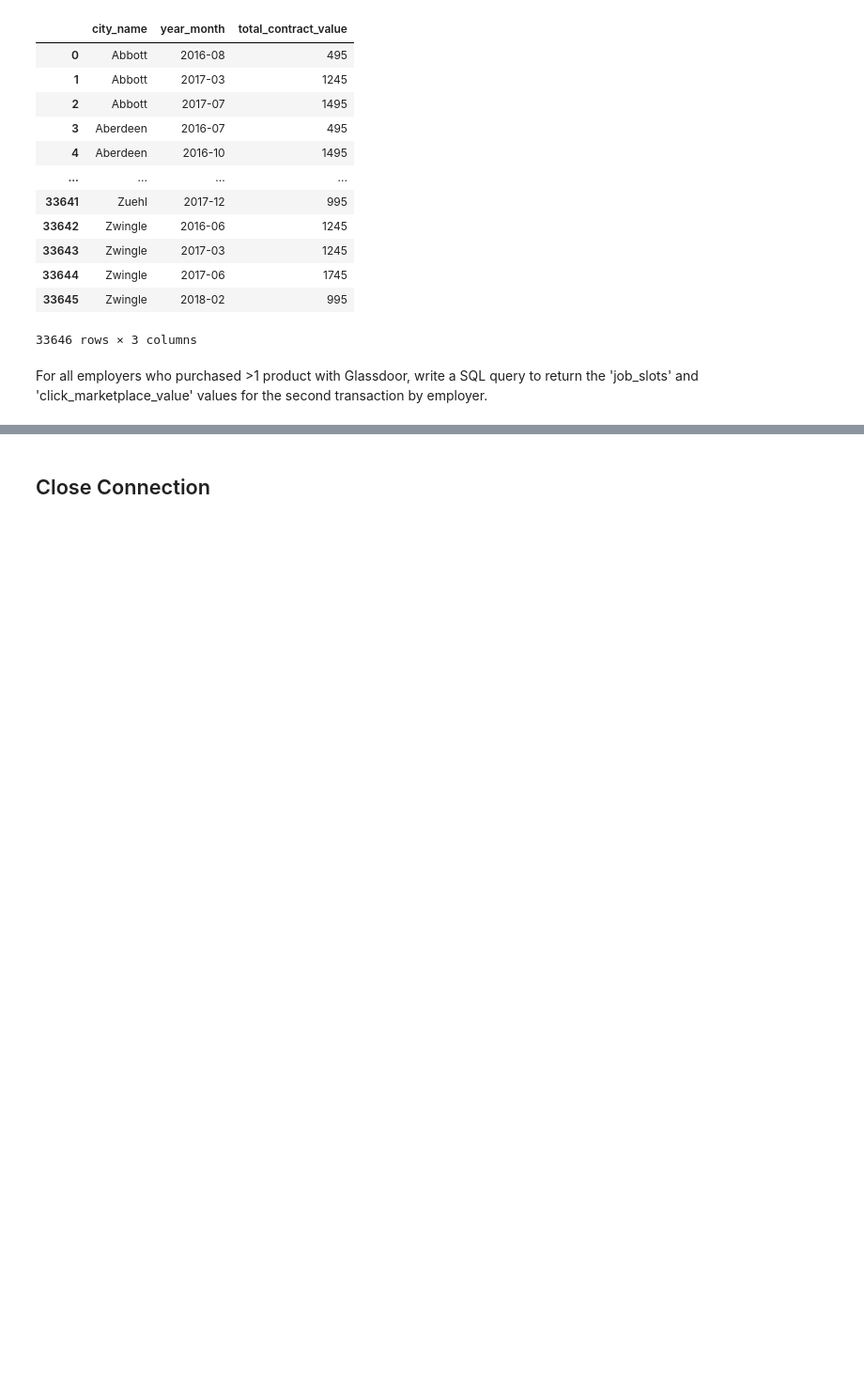
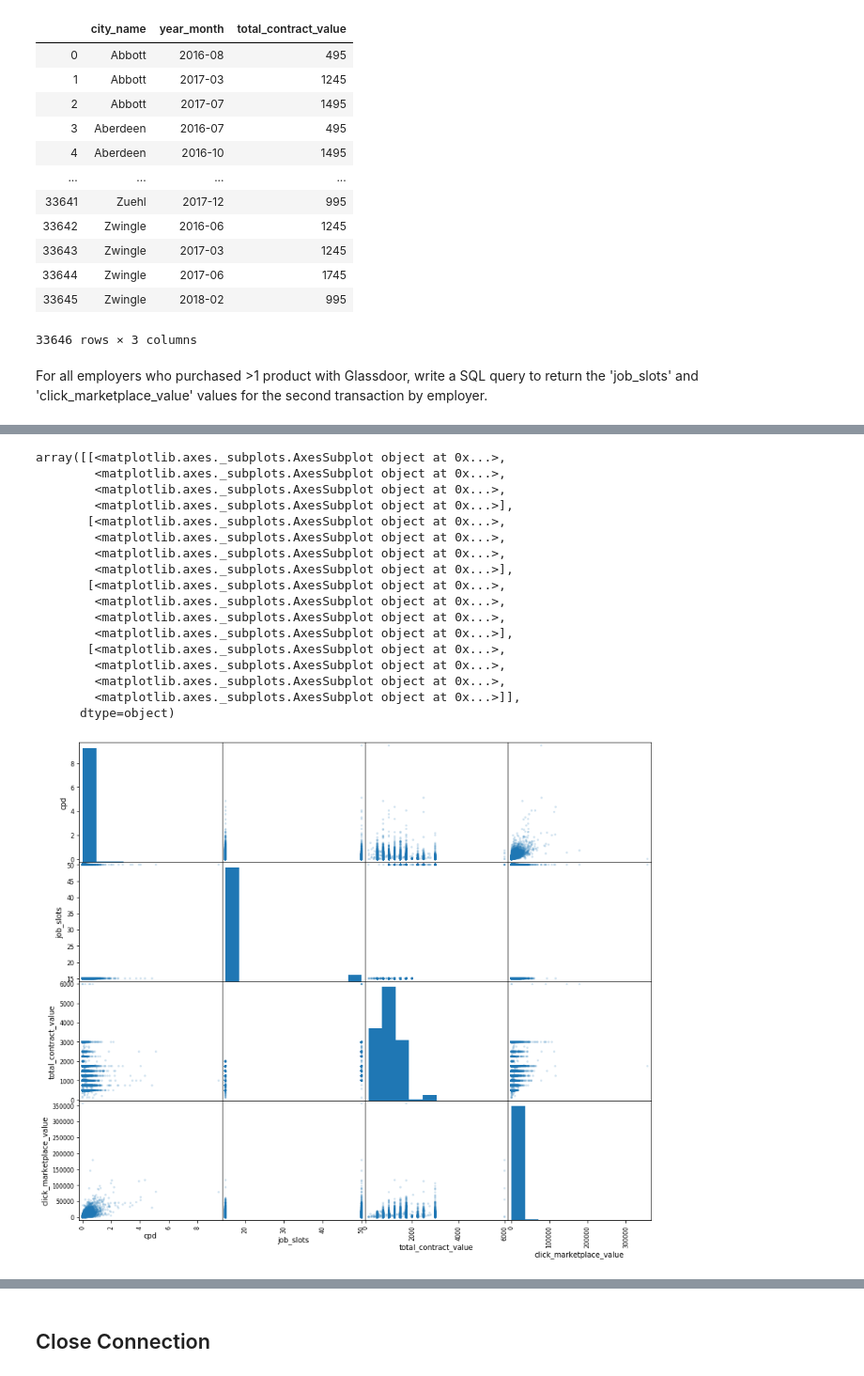
Before and after one commit to ichbinallen/pyrexwindow, a Jupyter notebook: notebooks/Assignment.ipynb, the cells around one changed output, grey strips where cells are left out. Shown: that part at 94% size. Cells and saved outputs as stored; diff of their text form; code cells hidden in the pictures; blank space fills up the shorter version.

```diff
--- a/notebooks/Assignment.ipynb
+++ b/notebooks/Assignment.ipynb
@@ -127,0 +183,25 @@ sqlite3.sqlite_version
+# %%
+pd.plotting.scatter_matrix(
+    sp[['cpd', 'job_slots', 'total_contract_value', 'click_marketplace_value']],
+    alpha=0.2,
+    figsize=(14,12)
+)
+# %% [output]
+array([[<matplotlib.axes._subplots.AxesSubplot object at 0x...>,
+        <matplotlib.axes._subplots.AxesSubplot object at 0x...>,
+        <matplotlib.axes._subplots.AxesSubplot object at 0x...>,
+        <matplotlib.axes._subplots.AxesSubplot object at 0x...>],
+       [<matplotlib.axes._subplots.AxesSubplot object at 0x...>,
+        <matplotlib.axes._subplots.AxesSubplot object at 0x...>,
+        <matplotlib.axes._subplots.AxesSubplot object at 0x...>,
+        <matplotlib.axes._subplots.AxesSubplot object at 0x...>],
+       [<matplotlib.axes._subplots.AxesSubplot object at 0x...>,
+        <matplotlib.axes._subplots.AxesSubplot object at 0x...>,
+        <matplotlib.axes._subplots.AxesSubplot object at 0x...>,
+        <matplotlib.axes._subplots.AxesSubplot object at 0x...>],
+       [<matplotlib.axes._subplots.AxesSubplot object at 0x...>,
+        <matplotlib.axes._subplots.AxesSubplot object at 0x...>,
+        <matplotlib.axes._subplots.AxesSubplot object at 0x...>,
+        <matplotlib.axes._subplots.AxesSubplot object at 0x...>]],
+      dtype=object)
+[figure, added]
```
Also changed, not shown: parts of 16 cells of this notebook.
